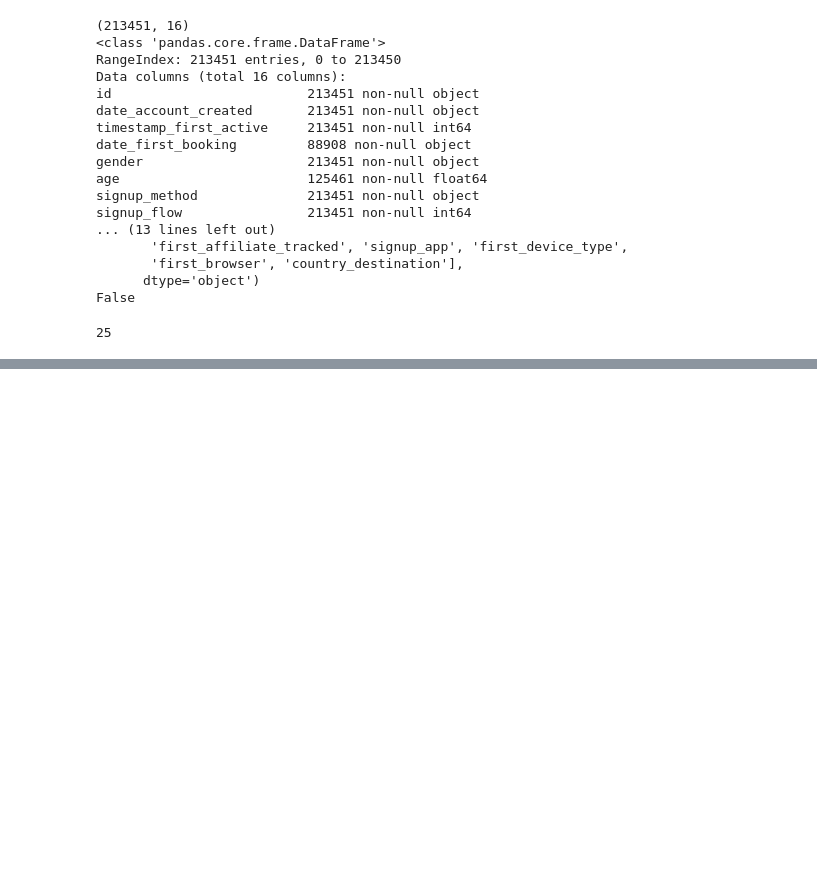
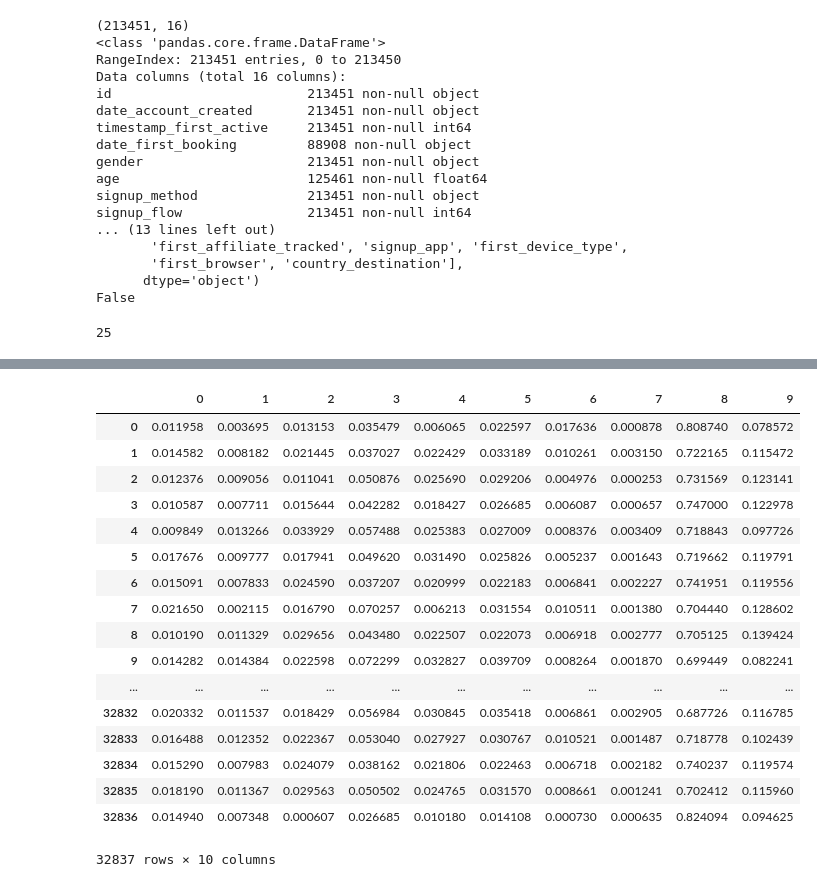
Before and after one commit to conniegithub/7-Travel-Booking-in-Python, a Jupyter notebook: Travel Python.ipynb, the cells around one changed output, grey strips where cells are left out. Cells and saved outputs as stored; diff of their text form; code cells hidden in the pictures; blank space fills up the shorter version.

```diff
--- a/Travel Python.ipynb
+++ b/Travel Python.ipynb
@@ -302,0 +381,12 @@ train_noNA_part['country_destination'].value_counts().plot(kind='bar')
+# %%
+train_noNA_part[train_noNA_part.columns.values[5:15]].head(5)
+
+# Separate into Continuous and Categorical Predicators
+train_noNA_cat = train_noNA_part[train_noNA_part.columns.values[[np.r_[6:7, 8:15]]]]
+train_noNA_con = train_noNA_part[train_noNA_part.columns.values[[5,7]]]
+
+Y = train_noNA_part['country_destination']
+# Transform into Dummy Variables of 0 or 1 (stacked)
+train_noNA_cat = pd.get_dummies(data = train_noNA_cat, drop_first = True)
+Y = pd.get_dummies(data = Y, drop_first = True)
+X = pd.concat([pd.DataFrame(train_noNA_cat), pd.DataFrame(train_noNA_con)], axis = 1)
@@ -302,0 +420,33 @@ train_noNA_part['country_destination'].value_counts().plot(kind='bar')
+# %%
+# Test Model on Test Dataset
+test_noNA[test_noNA.columns.values[4:14]].head(5)
+
+# Separate into Continuous and Categorical Predicators
+test_noNA_cat = test_noNA[test_noNA.columns.values[[np.r_[5:6, 7:14]]]]
+test_noNA_con = test_noNA[test_noNA.columns.values[[4,6]]]
+
+# Transform into Dummy Variables of 0 or 1 (stacked)
+test_noNA_cat = pd.get_dummies(data = test_noNA_cat, drop_first = True)
+X_test = pd.concat([pd.DataFrame(test_noNA_cat), pd.DataFrame(test_noNA_con)], axis = 1)
+Y_test = model.predict(X_test)
+#Y_test = (Y_test > 0.5)
+pd.DataFrame(Y_test)
+# %% [output]
+|  | 0 | 1 | 2 | 3 | 4 | 5 | 6 | 7 | 8 | 9 |
+| 0 | 0.011958 | 0.003695 | 0.013153 | 0.035479 | 0.006065 | 0.022597 | 0.017636 | 0.000878 | 0.808740 | 0.078572 |
+| 1 | 0.014582 | 0.008182 | 0.021445 | 0.037027 | 0.022429 | 0.033189 | 0.010261 | 0.003150 | 0.722165 | 0.115472 |
+| 2 | 0.012376 | 0.009056 | 0.011041 | 0.050876 | 0.025690 | 0.029206 | 0.004976 | 0.000253 | 0.731569 | 0.123141 |
+| 3 | 0.010587 | 0.007711 | 0.015644 | 0.042282 | 0.018427 | 0.026685 | 0.006087 | 0.000657 | 0.747000 | 0.122978 |
+| 4 | 0.009849 | 0.013266 | 0.033929 | 0.057488 | 0.025383 | 0.027009 | 0.008376 | 0.003409 | 0.718843 | 0.097726 |
+| 5 | 0.017676 | 0.009777 | 0.017941 | 0.049620 | 0.031490 | 0.025826 | 0.005237 | 0.001643 | 0.719662 | 0.119791 |
+| 6 | 0.015091 | 0.007833 | 0.024590 | 0.037207 | 0.020999 | 0.022183 | 0.006841 | 0.002227 | 0.741951 | 0.119556 |
+| 7 | 0.021650 | 0.002115 | 0.016790 | 0.070257 | 0.006213 | 0.031554 | 0.010511 | 0.001380 | 0.704440 | 0.128602 |
+| 8 | 0.010190 | 0.011329 | 0.029656 | 0.043480 | 0.022507 | 0.022073 | 0.006918 | 0.002777 | 0.705125 | 0.139424 |
+| 9 | 0.014282 | 0.014384 | 0.022598 | 0.072299 | 0.032827 | 0.039709 | 0.008264 | 0.001870 | 0.699449 | 0.082241 |
+| ... | ... | ... | ... | ... | ... | ... | ... | ... | ... | ... |
+| 32832 | 0.020332 | 0.011537 | 0.018429 | 0.056984 | 0.030845 | 0.035418 | 0.006861 | 0.002905 | 0.687726 | 0.116785 |
+| 32833 | 0.016488 | 0.012352 | 0.022367 | 0.053040 | 0.027927 | 0.030767 | 0.010521 | 0.001487 | 0.718778 | 0.102439 |
+| 32834 | 0.015290 | 0.007983 | 0.024079 | 0.038162 | 0.021806 | 0.022463 | 0.006718 | 0.002182 | 0.740237 | 0.119574 |
+| 32835 | 0.018190 | 0.011367 | 0.029563 | 0.050502 | 0.024765 | 0.031570 | 0.008661 | 0.001241 | 0.702412 | 0.115960 |
+| 32836 | 0.014940 | 0.007348 | 0.000607 | 0.026685 | 0.010180 | 0.014108 | 0.000730 | 0.000635 | 0.824094 | 0.094625 |
+32837 rows × 10 columns
```
Also changed, not shown: parts of 21 cells of this notebook.
